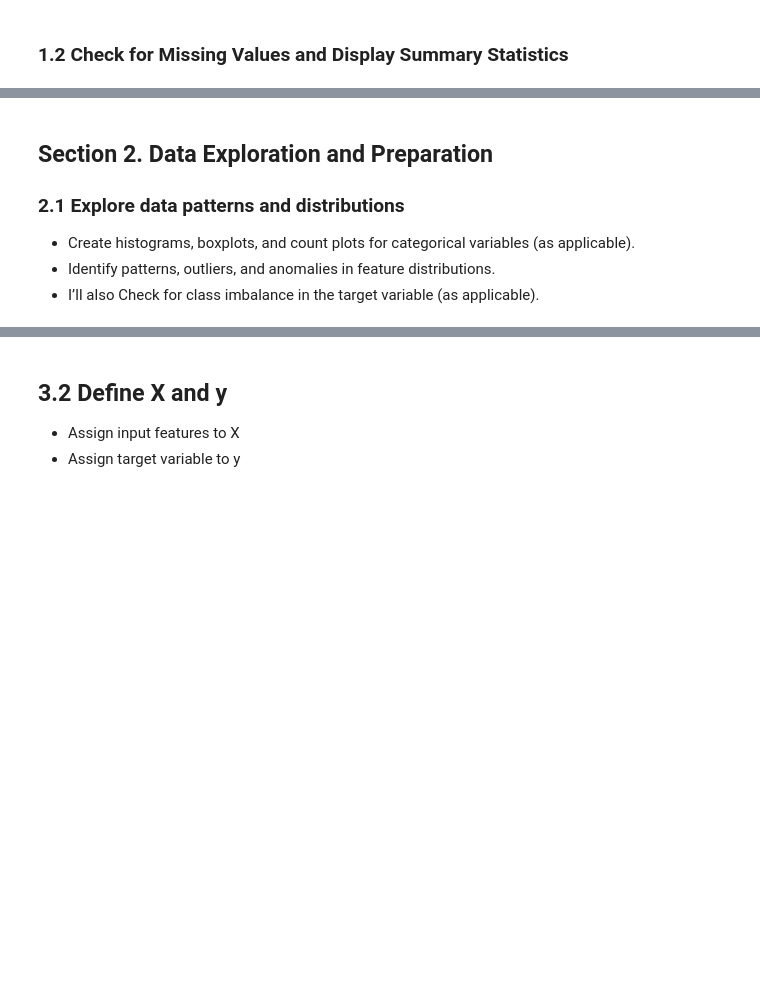
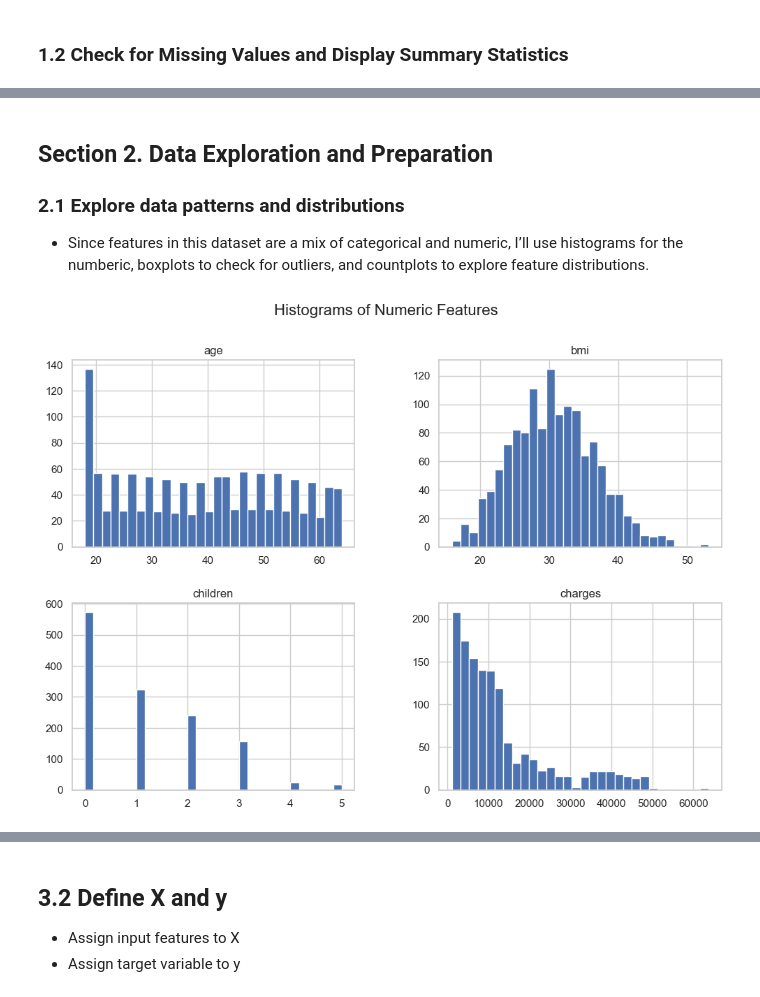
Before and after one commit to abeaderstadt/ml_regression_beaderstadt, a Jupyter notebook: regression_beaderstadt.ipynb, the cells around one changed output, grey strips where cells are left out. Saved outputs shown, nothing was run; the diff lists cells and outputs as text; code cells hidden in the pictures; blank space fills up the shorter version.

```diff
--- a/regression_beaderstadt.ipynb
+++ b/regression_beaderstadt.ipynb
@@ -34,2 +39,7 @@ Load the dataset and display the first 10 rows.
 # %%
-# TODO
+# Load Medical Cost dataset
+df = pd.read_csv("data/insurance.csv")
+
+# Display structure and first 10 rows
+df.info()
+df.head(10)
@@ -45,8 +117,19 @@ Load the dataset and display the first 10 rows.
 # %% [markdown]
 ## Section 2. Data Exploration and Preparation
 ### 2.1 Explore data patterns and distributions
-- Create histograms, boxplots, and count plots for categorical variables (as applicable).
-- Identify patterns, outliers, and anomalies in feature distributions.
-- I’ll also Check for class imbalance in the target variable (as applicable).
+- Since features in this dataset are a mix of categorical and numeric, I’ll use histograms for the numberic, boxplots to check for outliers, and countplots to explore feature distributions.
 # %%
-# TODO
+# Set a clean style
+sns.set(style="whitegrid")
+
+# ------------------------------
+# Histograms for numeric features
+# ------------------------------
+
+numeric_cols = ["age", "bmi", "children", "charges"]
+
+df[numeric_cols].hist(bins=30, figsize=(12, 8))
+plt.suptitle("Histograms of Numeric Features", fontsize=16)
+plt.show()
+# %% [output]
+[figure, added]
```
Also changed, not shown: parts of 46 cells of this notebook.
